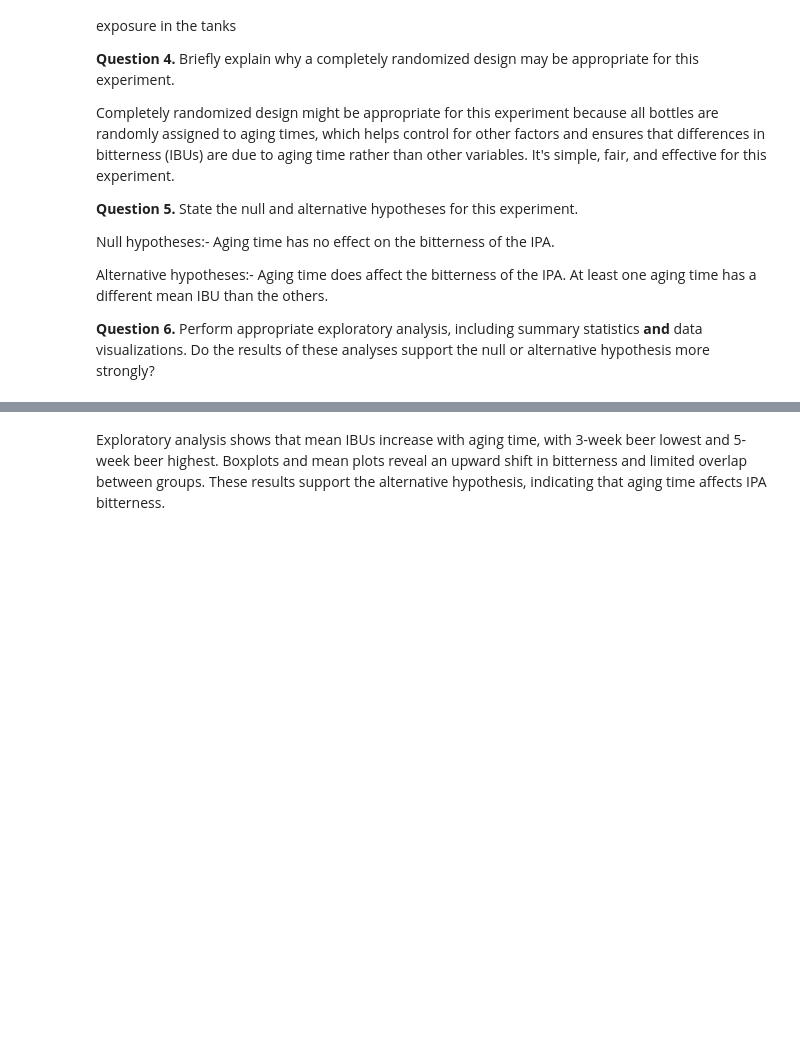
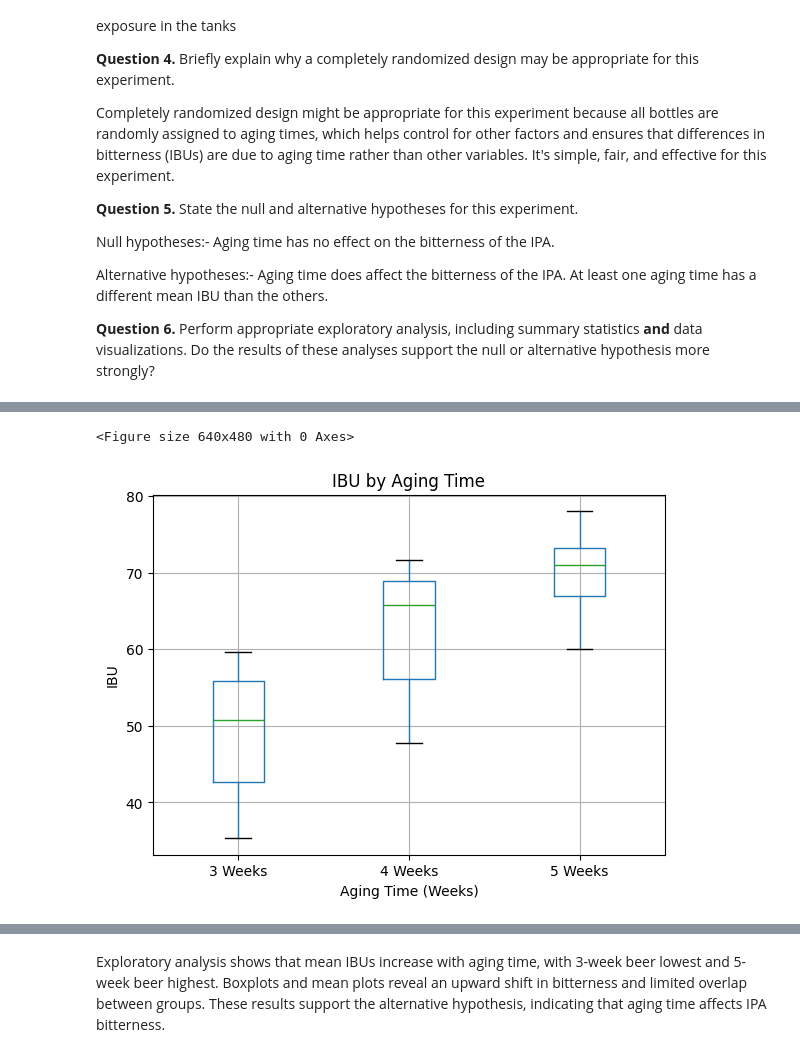
Before and after one commit to MihretTe/STAT-7220-Applied-Experimental-Design, a Jupyter notebook: Assignments/HW1/HW-1.ipynb, the cells around one changed output, grey strips where cells are left out. Cells and saved outputs as stored; diff of their text form; code cells hidden in the pictures; blank space fills up the shorter version.

```diff
--- a/Assignments/HW1/HW-1.ipynb
+++ b/Assignments/HW1/HW-1.ipynb
@@ -71,0 +134,12 @@ plt.show()
+# %%
+#Boxplot (distribution comparison)
+plt.figure()
+IPA.boxplot(column="IBU", by="Weeks")
+plt.title("IBU by Aging Time")
+plt.suptitle("")  # remove extra title
+plt.xlabel("Aging Time (Weeks)")
+plt.ylabel("IBU")
+plt.show()
+# %% [output]
+<Figure size 640x480 with 0 Axes>
+[figure, added]
```
Also changed, not shown: parts of 4 cells of this notebook.
